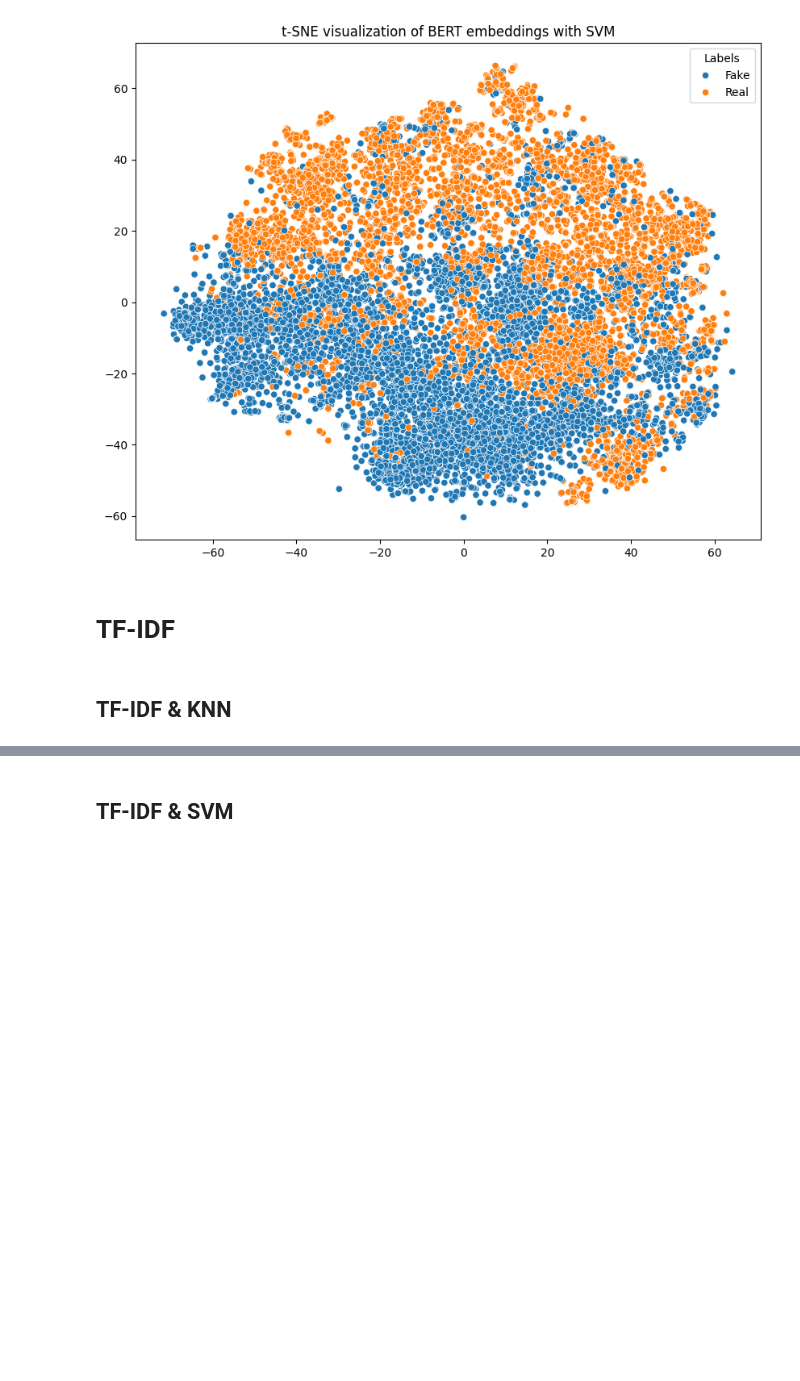
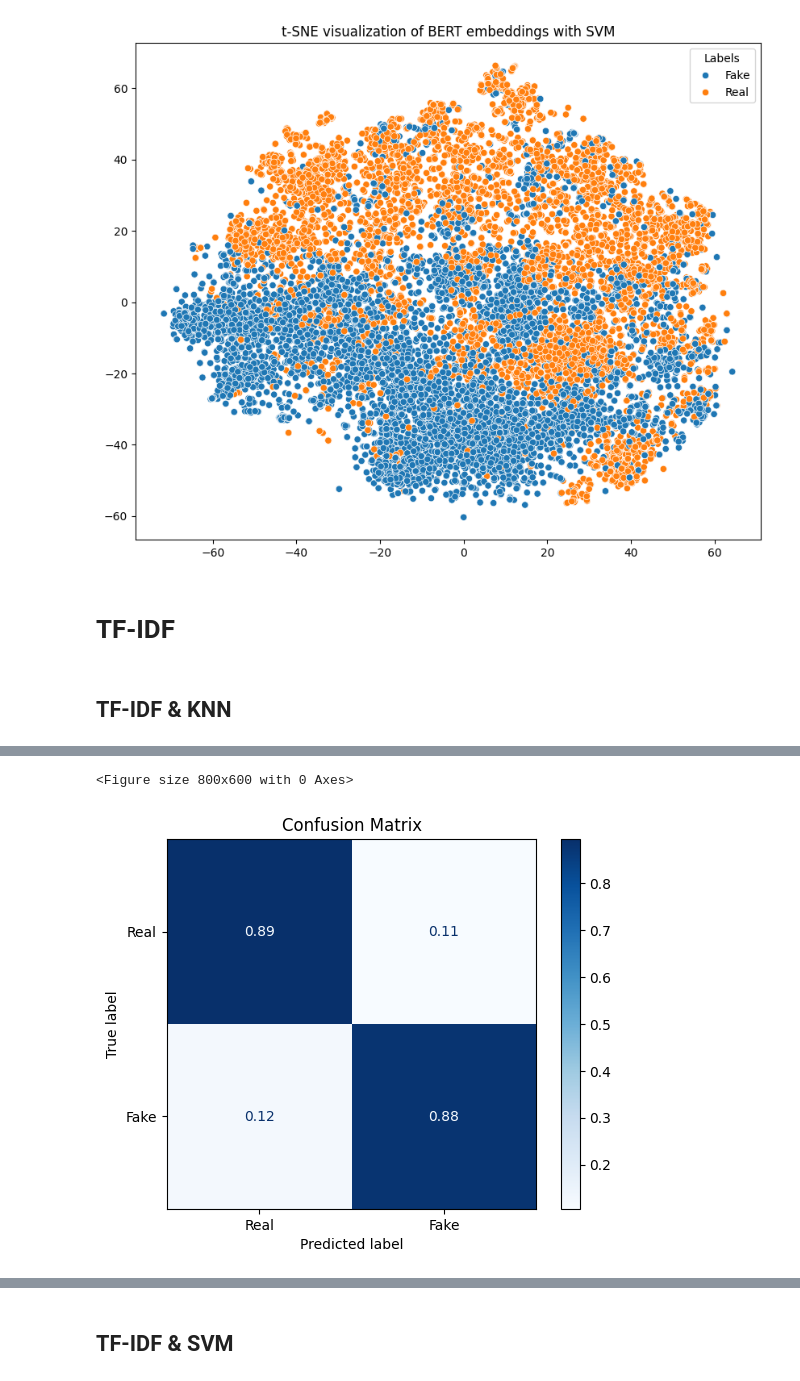
Before and after one commit to aylinkarapanar/fake_news, a Jupyter notebook: Final_Assignment.ipynb, the cells around one changed output, grey strips where cells are left out. Saved outputs shown, nothing was run; the diff lists cells and outputs as text; code cells hidden in the pictures; blank space fills up the shorter version.

```diff
--- a/Final_Assignment.ipynb
+++ b/Final_Assignment.ipynb
@@ -594,9 +619,8 @@ vectorizer_tfidf = TfidfVectorizer(ngram_range = (1,2), use_idf=True)
+# %%
+svd = TruncatedSVD(n_components = 250, random_state = 1)
+X_reduced = svd.fit_transform(X)
 # %%
-# Convert text to TF-IDF vectors
-X = vectorizer_tfidf.fit_transform(df['combined_cleaned'])
-y = df['label']
-
 # Train-test split
-X_train, X_test, y_train, y_test = train_test_split(X, y, test_size=0.2, random_state=1)
+X_train, X_test, y_train, y_test = train_test_split(X_reduced, y, test_size = 0.2, random_state = 1, stratify = y)
 # %%
 X_train
@@ -617,0 +656,18 @@ print("Classification Report:\n", classification_report(y_test, y_pred))
+# %%
+opt = RandomizedSearchCV(
+                KNeighborsClassifier(),
+                {'n_neighbors': [3, 5, 11, 13],
+                 'weights': ['uniform', 'distance'],
+                 'metric': ['euclidean', 'cosine', 'minkowski']},
+                n_jobs = 1,
+                refit = False,
+                verbose = 1000,
+                random_state = 1,
+                n_iter = 10
+            ).fit(X_train, y_train)
+
+clf = KNeighborsClassifier(
+metric = opt.best_params_['metric'],
+n_neighbors = opt.best_params_['n_neighbors'],
+weights = opt.best_params_['weights']).fit(X_train, y_train)
+preds = clf.predict(X_test)
@@ -617,0 +718,20 @@ print("Classification Report:\n", classification_report(y_test, y_pred))
+# %%
+# Compute confusion matrix and normalize
+cm = confusion_matrix(y_test, preds, normalize='true')
+
+# Define class names (0: Real, 1: Fake)
+class_names = ['Real', 'Fake']
+
+# Plot confusion matrix
+plt.figure(figsize=(8, 6))
+disp = ConfusionMatrixDisplay(confusion_matrix=cm, display_labels=class_names)
+disp.plot(cmap=plt.cm.Blues)
+plt.title('Confusion Matrix')
+
+output_path = '/content/drive/My Drive/confusion_matrix_tfidf_knn.png'
+plt.savefig(output_path)
+
+plt.show()
+# %% [output]
+<Figure size 800x600 with 0 Axes>
+[figure, added]
```
Also changed, not shown: parts of 32 cells of this notebook.
